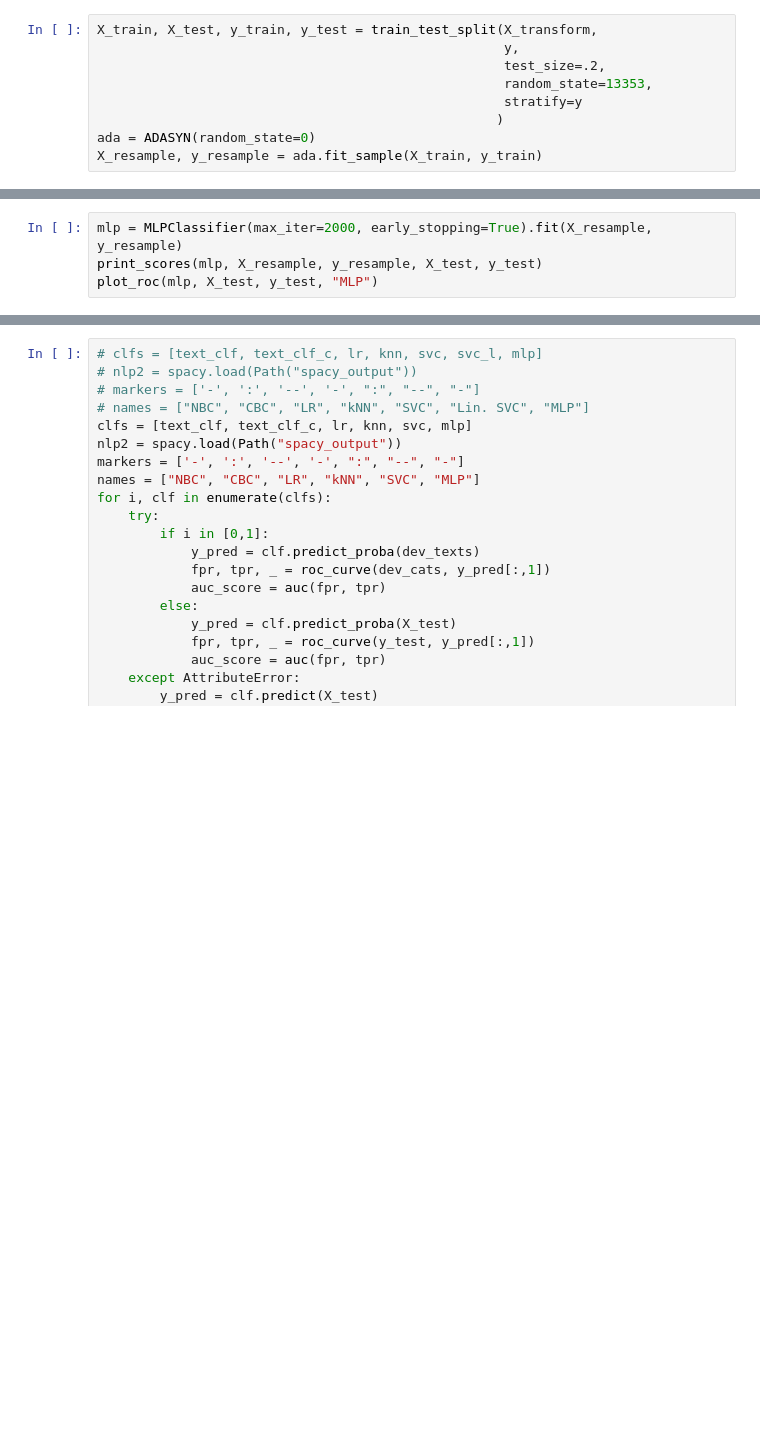
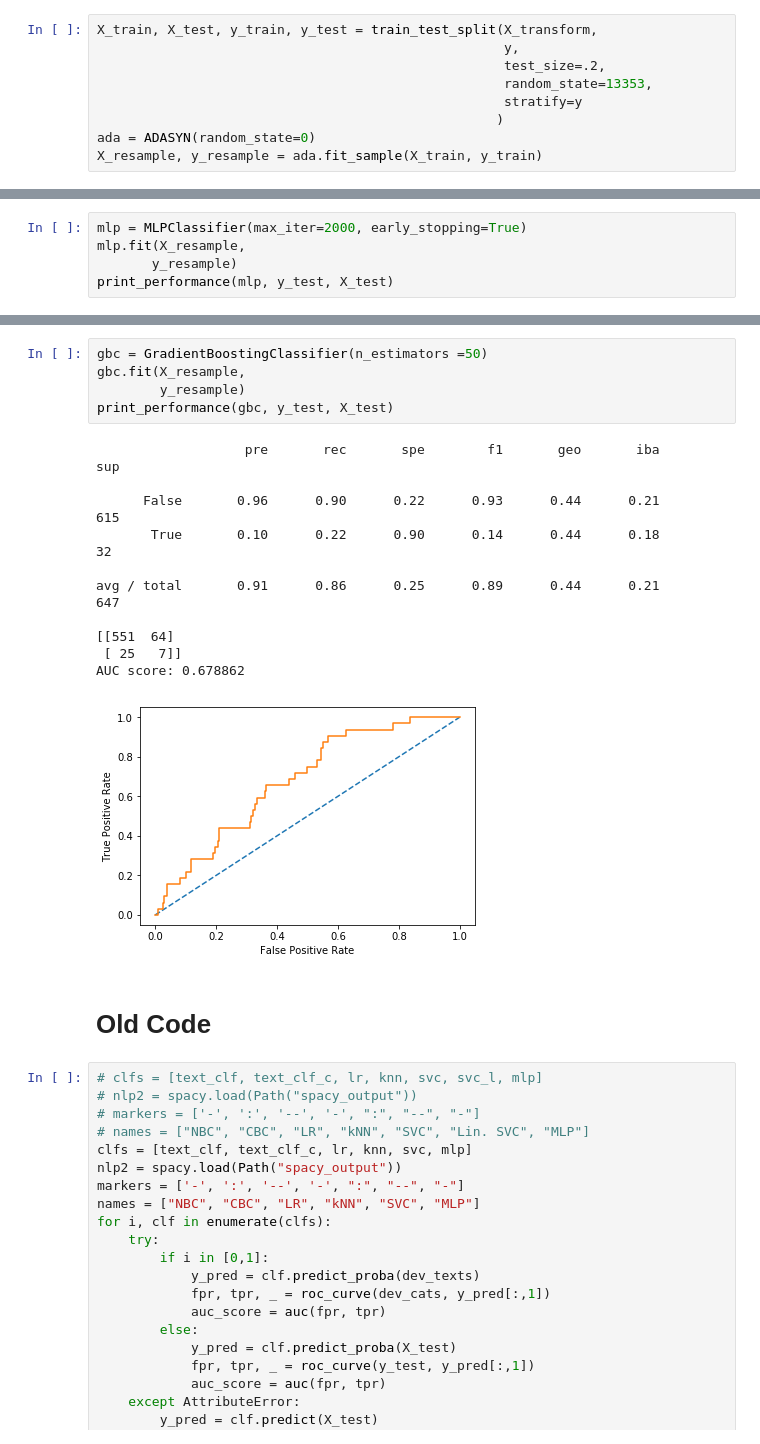
Before and after one commit to aauss/EventEpi, a Jupyter notebook: notebooks/classification.ipynb, the cells around one changed output, grey strips where cells are left out. Drawn from its saved outputs; the diff is of its cells as text; blank space fills up the shorter version.

```diff
--- a/notebooks/classification.ipynb
+++ b/notebooks/classification.ipynb
@@ -841,7 +659,8 @@ avg / total       0.94      0.63      0.73      0.73      0.68      0.45       8
 # %%
-mlp = MLPClassifier(max_iter=2000, early_stopping=True).fit(X_resample, y_resample)
-print_scores(mlp, X_resample, y_resample, X_test, y_test)
-plot_roc(mlp, X_test, y_test, "MLP")
+mlp = MLPClassifier(max_iter=2000, early_stopping=True)
+mlp.fit(X_resample,
+       y_resample)
+print_performance(mlp, y_test, X_test)
 # %% [output]
                    pre       rec       spe        f1       geo       iba       sup
 
@@ -853,3 +676,22 @@ avg / total       0.93      0.84      0.47      0.88      0.62      0.40       8
+# %%
+gbc = GradientBoostingClassifier(n_estimators =50)
+gbc.fit(X_resample,
+        y_resample)
+print_performance(gbc, y_test, X_test)
+# %% [output]
+                   pre       rec       spe        f1       geo       iba       sup
+
+      False       0.96      0.90      0.22      0.93      0.44      0.21       615
+       True       0.10      0.22      0.90      0.14      0.44      0.18        32
+
+avg / total       0.91      0.86      0.25      0.89      0.44      0.21       647
+
+[[551  64]
+ [ 25   7]]
+AUC score: 0.678862
+[figure, added]
+# %% [markdown]
+# Old Code
 # %%
 # clfs = [text_clf, text_clf_c, lr, knn, svc, svc_l, mlp]
 # nlp2 = spacy.load(Path("spacy_output"))
```
Also changed, not shown: parts of 22 cells of this notebook, 22 other files.
